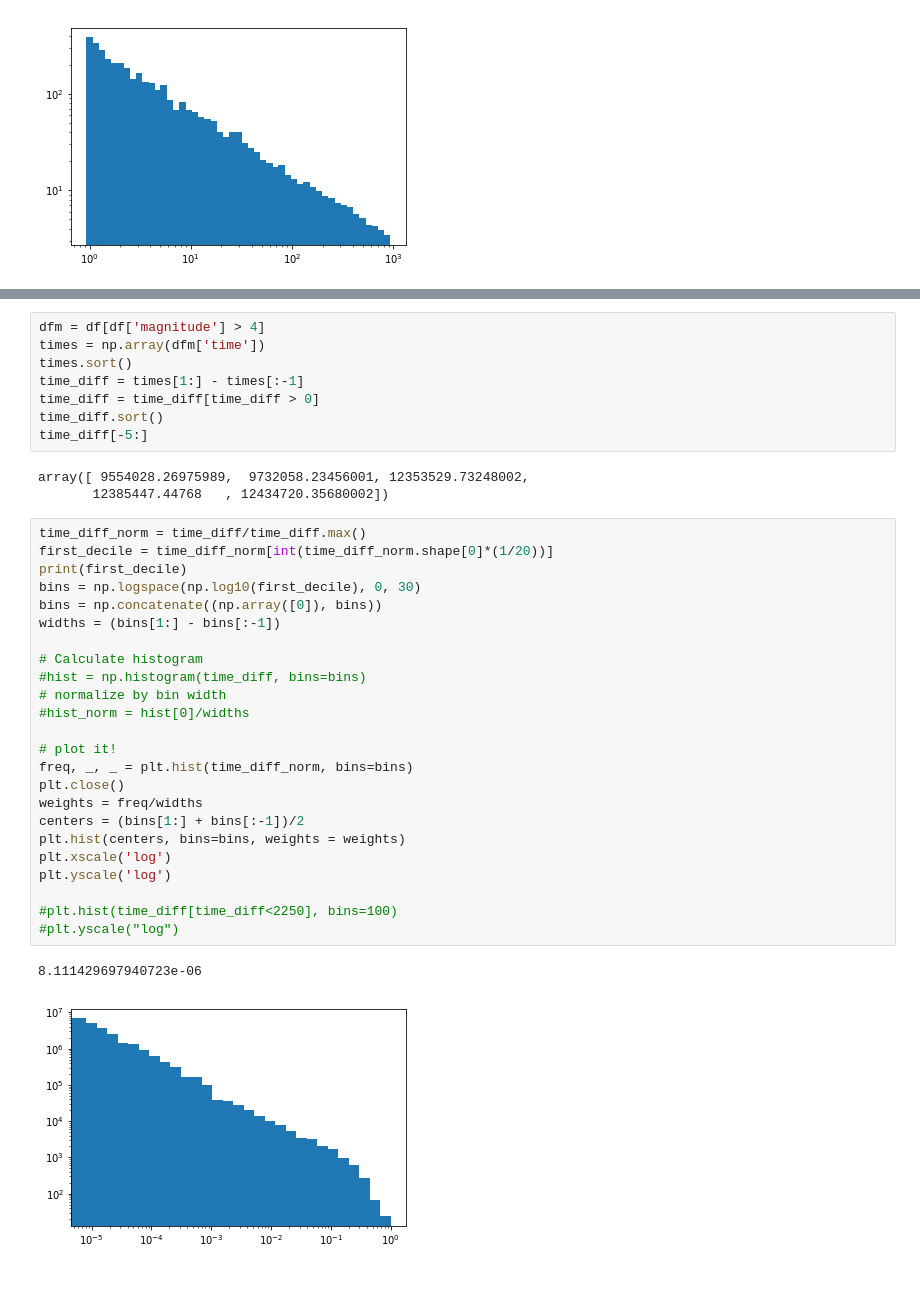
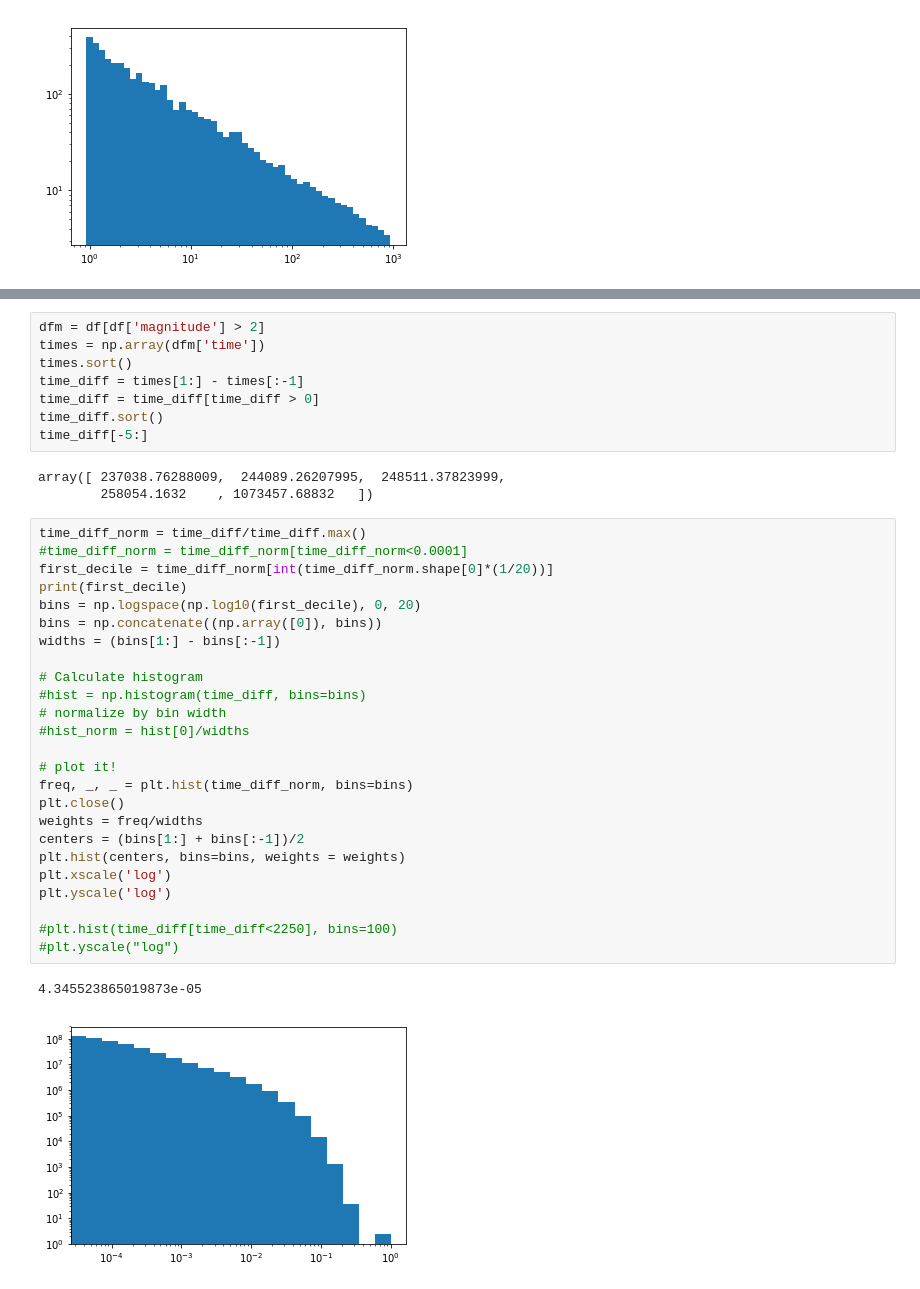
Before and after one commit to mango915/Earthquakes, a Jupyter notebook: Binning_function_mango.ipynb, the cells around one changed output, grey strips where cells are left out. Cells and saved outputs as stored; diff of their text form.

```diff
--- a/Binning_function_mango.ipynb
+++ b/Binning_function_mango.ipynb
@@ -290,5 +243,5 @@ plot_powerlaw_hist(time_diff, density = True)
 # %%
-dfm = df[df['magnitude'] > 4]
+dfm = df[df['magnitude'] > 2]
 times = np.array(dfm['time'])
 times.sort()
 time_diff = times[1:] - times[:-1]
@@ -296,32 +249,33 @@ time_diff = time_diff[time_diff > 0]
 time_diff.sort()
 time_diff[-5:]
 # %% [output]
-array([ 9554028.26975989,  9732058.23456001, 12353529.73248002,
-       12385447.44768   , 12434720.35680002])
+array([ 237038.76288009,  244089.26207995,  248511.37823999,
+        258054.1632    , 1073457.68832   ])
 # %%
 time_diff_norm = time_diff/time_diff.max()
+#time_diff_norm = time_diff_norm[time_diff_norm<0.0001]
 first_decile = time_diff_norm[int(time_diff_norm.shape[0]*(1/20))]
 print(first_decile)
-bins = np.logspace(np.log10(first_decile), 0, 30)
+bins = np.logspace(np.log10(first_decile), 0, 20)
 bins = np.concatenate((np.array([0]), bins))
 widths = (bins[1:] - bins[:-1])
 
 # Calculate histogram
 #hist = np.histogram(time_diff, bins=bins)
 # normalize by bin width
 #hist_norm = hist[0]/widths
 
 # plot it!
 freq, _, _ = plt.hist(time_diff_norm, bins=bins)
 plt.close()
 weights = freq/widths
 centers = (bins[1:] + bins[:-1])/2
 plt.hist(centers, bins=bins, weights = weights)
 plt.xscale('log')
 plt.yscale('log')
 
 #plt.hist(time_diff[time_diff<2250], bins=100)
 #plt.yscale("log")
 # %% [output]
-8.111429697940723e-06
+4.345523865019873e-05
-[figure, old version]
+[figure, new version]
```
Also changed, not shown: parts of 9 cells of this notebook.
